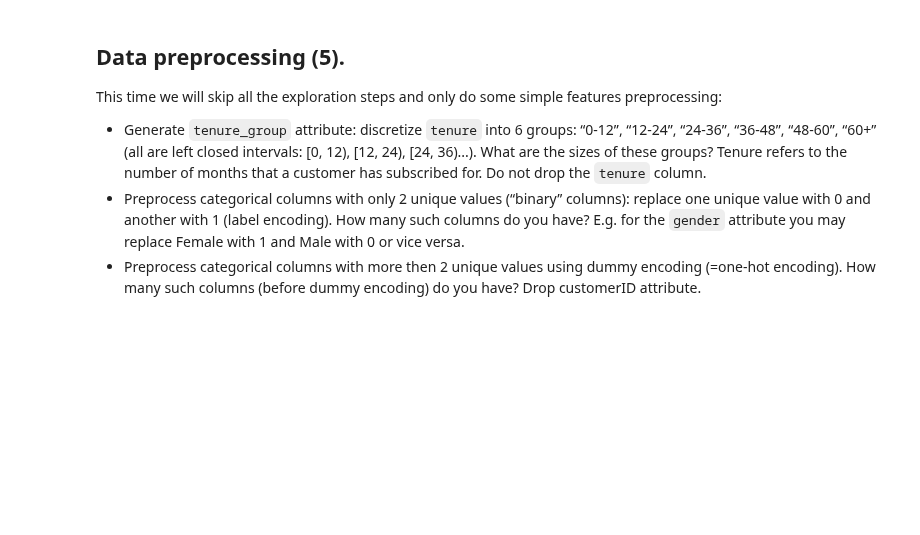
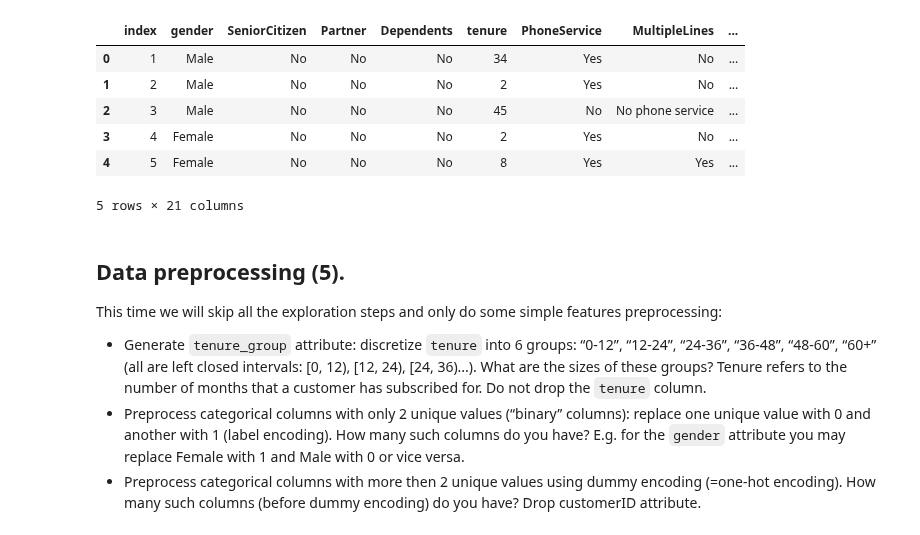
Before and after one commit to demidafonichev/hse-data-science-in-business-2020, a Jupyter notebook: HW4/HW4.ipynb, the cells around one changed output. Drawn from its saved outputs; the diff is of its cells as text; code cells hidden in the pictures; blank space fills up the shorter version.

```diff
--- a/HW4/HW4.ipynb
+++ b/HW4/HW4.ipynb
@@ -14,3 +16,14 @@ tel.head()
+# %%
+tel = tel.drop(['customerID'], axis=1)
+tel.head()
+# %% [output]
+|  | index | gender | SeniorCitizen | Partner | Dependents | tenure | PhoneService | MultipleLines | ... |
+| 0 | 1 | Male | No | No | No | 34 | Yes | No | ... |
+| 1 | 2 | Male | No | No | No | 2 | Yes | No | ... |
+| 2 | 3 | Male | No | No | No | 45 | No | No phone service | ... |
+| 3 | 4 | Female | No | No | No | 2 | Yes | No | ... |
+| 4 | 5 | Female | No | No | No | 8 | Yes | Yes | ... |
+5 rows × 21 columns
 # %% [markdown]
 ## Data preprocessing (5).
 This time we will skip all the exploration steps and only do some simple features preprocessing:
```
Also changed, not shown: parts of 6 cells of this notebook, 1 other file.
